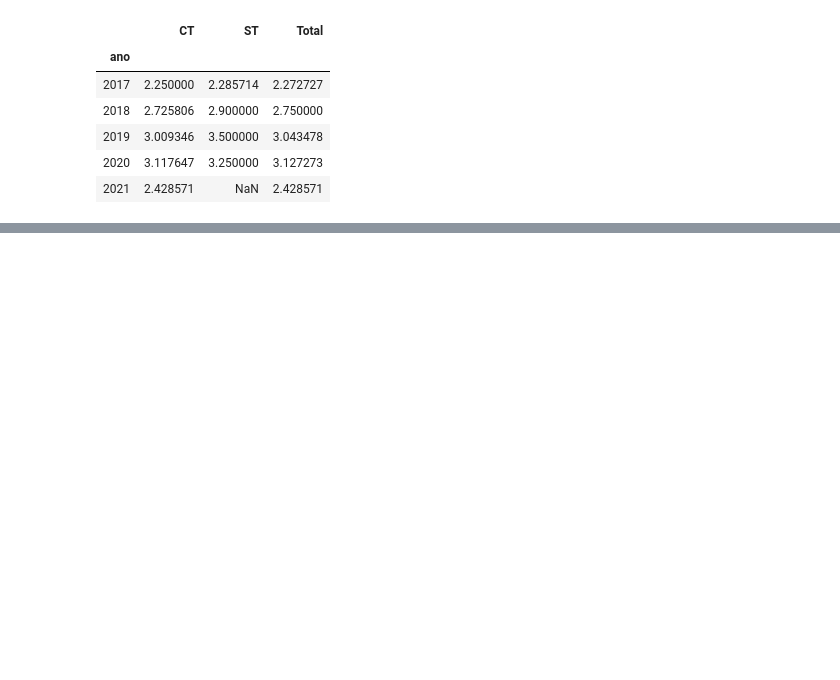
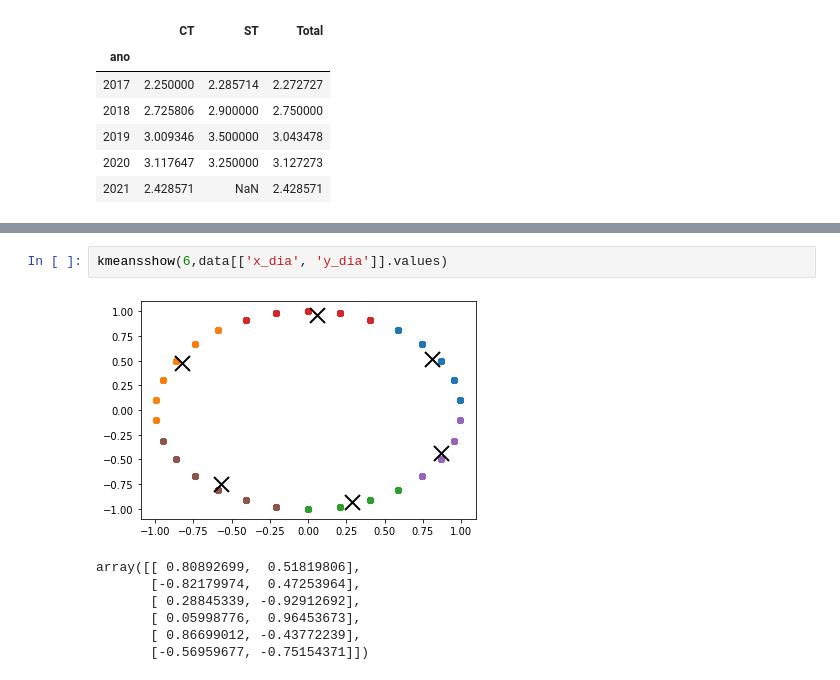
Before and after one commit to jcalheir/efc_slotss, a Jupyter notebook: slot_time/etl_jup.ipynb, the cells around one changed output, grey strips where cells are left out. Drawn from its saved outputs; the diff is of its cells as text; blank space fills up the shorter version.

```diff
--- a/slot_time/etl_jup.ipynb
+++ b/slot_time/etl_jup.ipynb
@@ -253,0 +290,10 @@ df_med_ano
+# %%
+kmeansshow(6,data[['x_dia', 'y_dia']].values)
+# %% [output]
+[figure, added]
+array([[ 0.80892699,  0.51819806],
+       [-0.82179974,  0.47253964],
+       [ 0.28845339, -0.92912692],
+       [ 0.05998776,  0.96453673],
+       [ 0.86699012, -0.43772239],
+       [-0.56959677, -0.75154371]])
```
Also changed, not shown: parts of 4 cells of this notebook.
